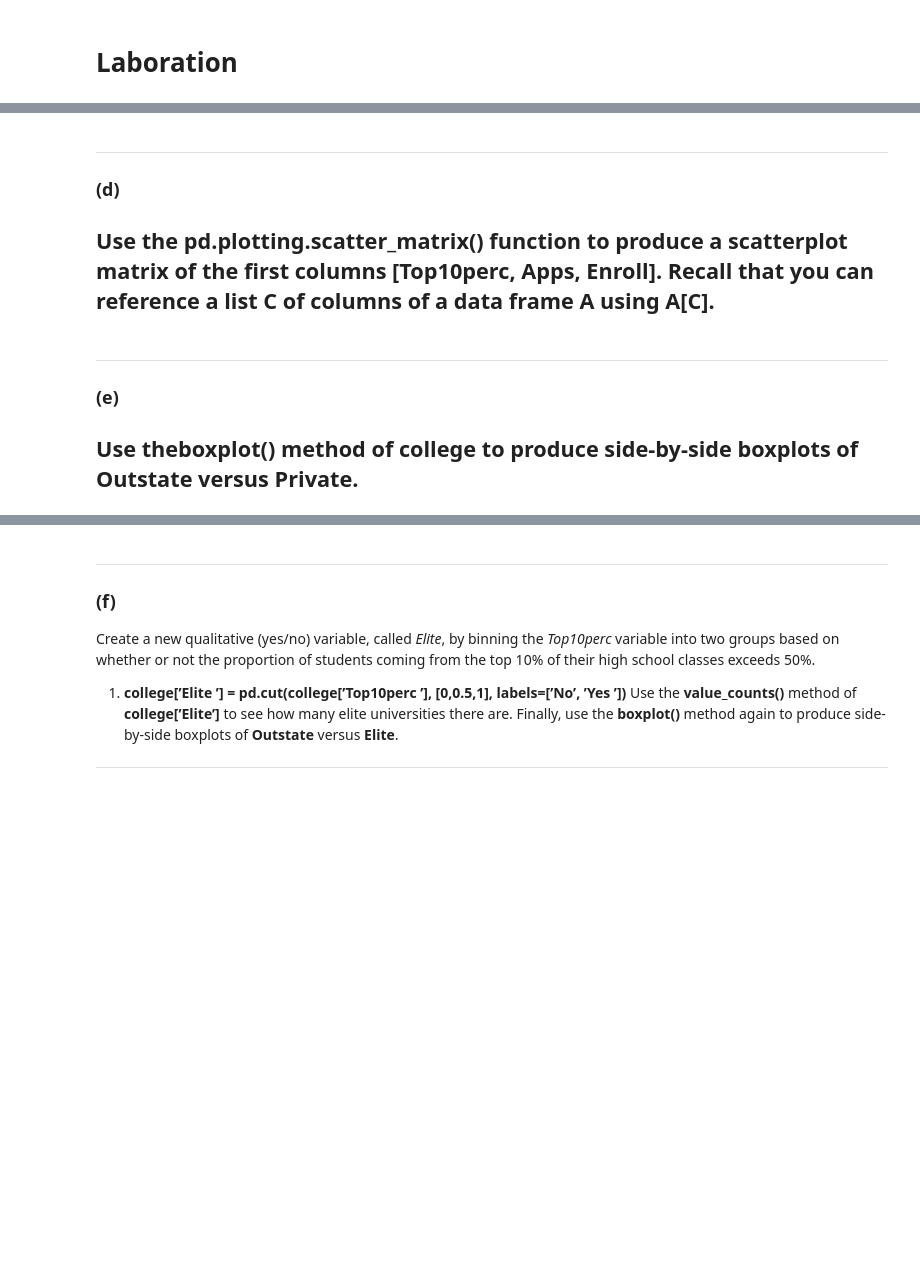
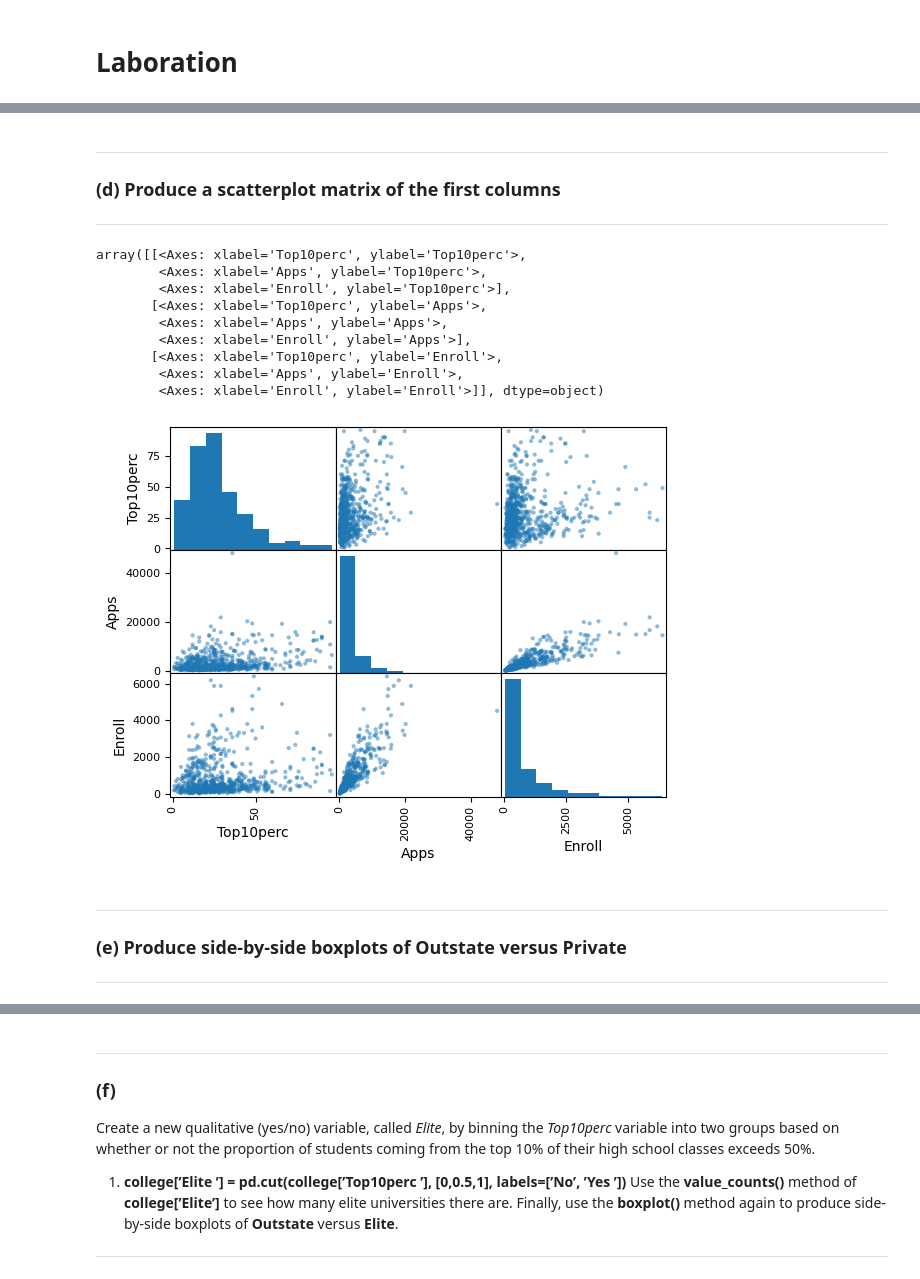
Before and after one commit to LucasZFriborg/Databehandling-Lucas-ZachauFriborg, a Jupyter notebook: Labs/Laboration.ipynb, the cells around one changed output, grey strips where cells are left out. Drawn from its saved outputs; the diff is of its cells as text; code cells hidden in the pictures; blank space fills up the shorter version.

```diff
--- a/Labs/Laboration.ipynb
+++ b/Labs/Laboration.ipynb
@@ -22,0 +33,3 @@ This has used the first column in the file as an index for the data frame. This
+# %%
+college3 = college.rename({'Unnamed: 0': 'College'}, axis=1)
+college3.head()
@@ -22,0 +43,3 @@ This has used the first column in the file as an index for the data frame. This
+# %%
+college3 = college3.set_index('College')
+college3.head()
@@ -23,2 +54,4 @@ This has used the first column in the file as an index for the data frame. This
+# %%
+college = college3
 # %% [markdown]
 ---
@@ -28,10 +72,21 @@ Use the **describe()** method of college to produce a numerical summary of the v
 # %% [markdown]
 ---
-### (d)
-Use the **pd.plotting.scatter_matrix()** function to produce a scatterplot matrix of the first columns **[Top10perc, Apps, Enroll]**. Recall that you can reference a list **C** of columns of a data frame **A** using **A[C]**.
+### (d) Produce a scatterplot matrix of the first columns
 ---
+# %%
+pd.plotting.scatter_matrix(college[['Top10perc', 'Apps', 'Enroll']])
+# %% [output]
+array([[<Axes: xlabel='Top10perc', ylabel='Top10perc'>,
+        <Axes: xlabel='Apps', ylabel='Top10perc'>,
+        <Axes: xlabel='Enroll', ylabel='Top10perc'>],
+       [<Axes: xlabel='Top10perc', ylabel='Apps'>,
+        <Axes: xlabel='Apps', ylabel='Apps'>,
+        <Axes: xlabel='Enroll', ylabel='Apps'>],
+       [<Axes: xlabel='Top10perc', ylabel='Enroll'>,
+        <Axes: xlabel='Apps', ylabel='Enroll'>,
+        <Axes: xlabel='Enroll', ylabel='Enroll'>]], dtype=object)
+[figure, added]
 # %% [markdown]
 ---
-### (e)
-Use **theboxplot()** method of college to produce side-by-side boxplots of **Outstate** versus **Private**.
+### (e) Produce side-by-side boxplots of Outstate versus Private
 ---
```
Also changed, not shown: parts of 9 cells of this notebook.
